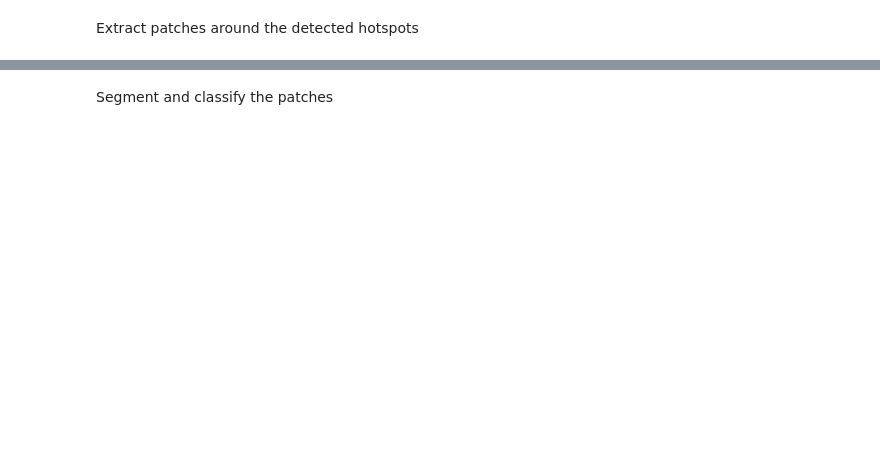
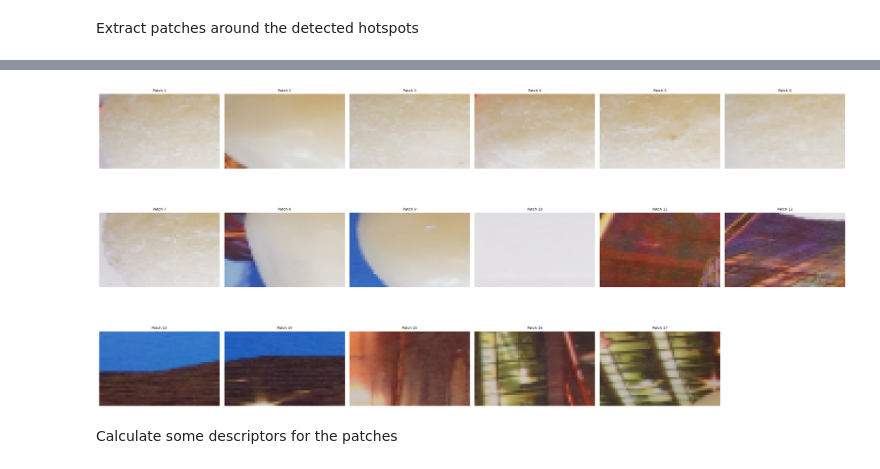
Before and after one commit to interstellxr/IAPR-project, a Jupyter notebook: project/slidingwindow.ipynb, the cells around one changed output, grey strips where cells are left out. Saved outputs shown, nothing was run; the diff lists cells and outputs as text; code cells hidden in the pictures; blank space fills up the shorter version.

```diff
--- a/project/slidingwindow.ipynb
+++ b/project/slidingwindow.ipynb
@@ -311,2 +310,22 @@ Extracted 4 patches.
+# %%
+resized_patches = []
+for patch in patches_:
+    resized_patch = cv2.resize(patch, (min_size[1], min_size[0]))  # (width, height)
+    resized_patches.append(resized_patch)
+
+cols = 6
+rows = int(np.ceil(len(resized_patches) / cols))
+plt.figure(figsize=(4 * cols, 4 * rows))
+
+for i, patch in enumerate(resized_patches):
+    ax = plt.subplot(rows, cols, i + 1)
+    ax.imshow(patch)
+    ax.axis('off')
+    ax.set_title(f'Patch {i+1}', fontsize=8)
+
+plt.tight_layout()
+plt.show()
+# %% [output]
+[figure, added]
 # %% [markdown]
-Segment and classify the patches
+Calculate some descriptors for the patches
```
Also changed, not shown: parts of 19 cells of this notebook, 2 other files.
